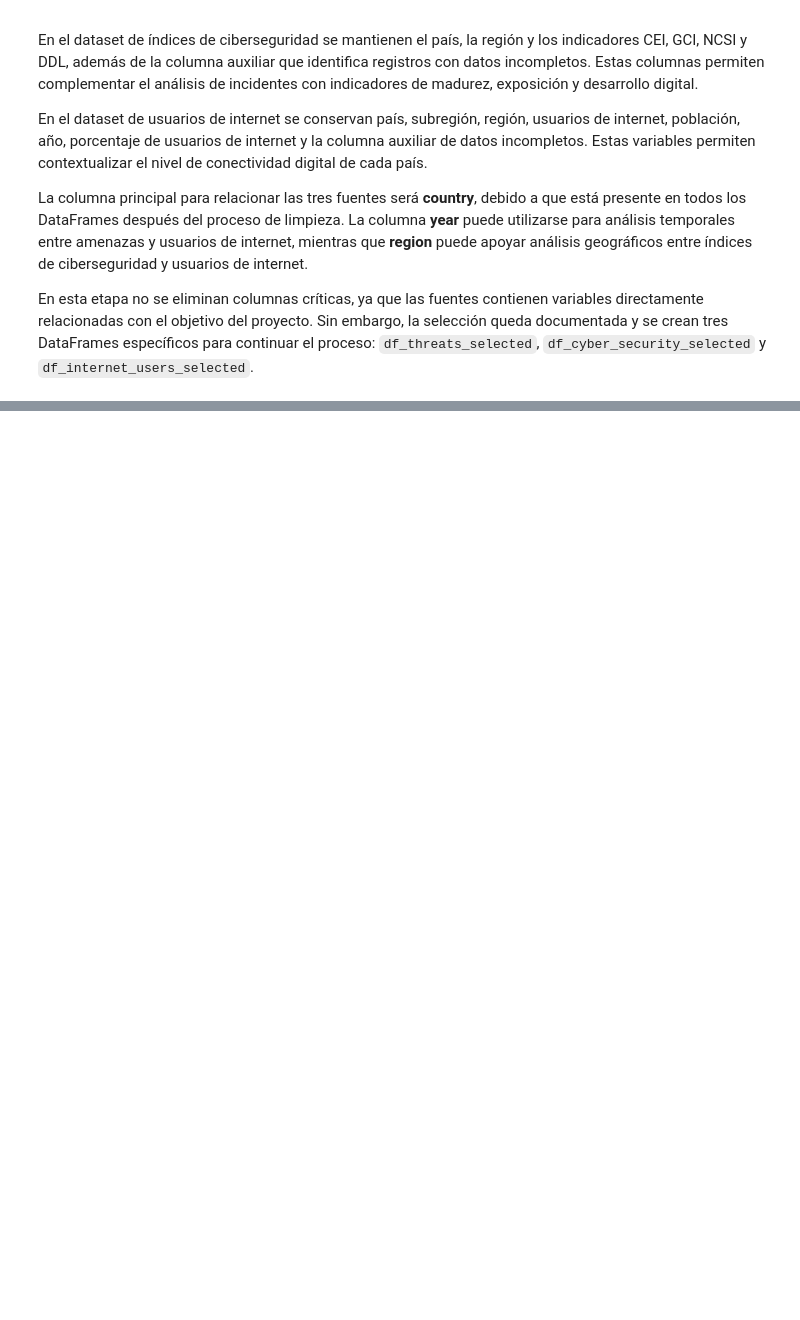
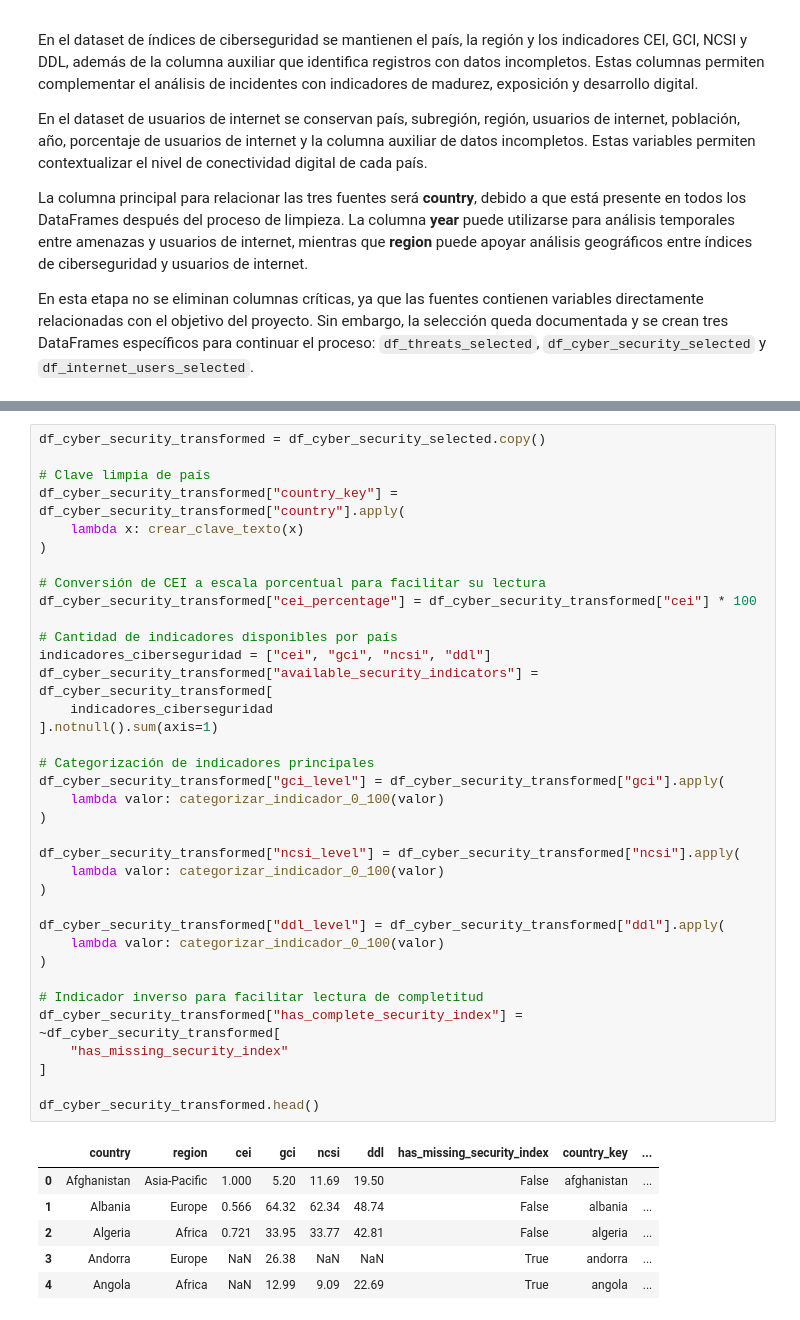
Before and after one commit to PJSA0127/Practica_G9, a Jupyter notebook: transformG9.ipynb, the cells around one changed output, grey strips where cells are left out. Drawn from its saved outputs; the diff is of its cells as text; blank space fills up the shorter version.

```diff
--- a/transformG9.ipynb
+++ b/transformG9.ipynb
@@ -1319,0 +1495,43 @@ En esta etapa no se eliminan columnas críticas, ya que las fuentes contienen va
+# %%
+df_cyber_security_transformed = df_cyber_security_selected.copy()
+
+# Clave limpia de país
+df_cyber_security_transformed["country_key"] = df_cyber_security_transformed["country"].apply(
+    lambda x: crear_clave_texto(x)
+)
+
+# Conversión de CEI a escala porcentual para facilitar su lectura
+df_cyber_security_transformed["cei_percentage"] = df_cyber_security_transformed["cei"] * 100
+
+# Cantidad de indicadores disponibles por país
+indicadores_ciberseguridad = ["cei", "gci", "ncsi", "ddl"]
+df_cyber_security_transformed["available_security_indicators"] = df_cyber_security_transformed[
+    indicadores_ciberseguridad
+].notnull().sum(axis=1)
+
+# Categorización de indicadores principales
+df_cyber_security_transformed["gci_level"] = df_cyber_security_transformed["gci"].apply(
+    lambda valor: categorizar_indicador_0_100(valor)
+)
+
+df_cyber_security_transformed["ncsi_level"] = df_cyber_security_transformed["ncsi"].apply(
+    lambda valor: categorizar_indicador_0_100(valor)
+)
+
+df_cyber_security_transformed["ddl_level"] = df_cyber_security_transformed["ddl"].apply(
+    lambda valor: categorizar_indicador_0_100(valor)
+)
+
+# Indicador inverso para facilitar lectura de completitud
+df_cyber_security_transformed["has_complete_security_index"] = ~df_cyber_security_transformed[
+    "has_missing_security_index"
+]
+
+df_cyber_security_transformed.head()
+# %% [output]
+|  | country | region | cei | gci | ncsi | ddl | has_missing_security_index | country_key | ... |
+| 0 | Afghanistan | Asia-Pacific | 1.000 | 5.20 | 11.69 | 19.50 | False | afghanistan | ... |
+| 1 | Albania | Europe | 0.566 | 64.32 | 62.34 | 48.74 | False | albania | ... |
+| 2 | Algeria | Africa | 0.721 | 33.95 | 33.77 | 42.81 | False | algeria | ... |
+| 3 | Andorra | Europe | NaN | 26.38 | NaN | NaN | True | andorra | ... |
+| 4 | Angola | Africa | NaN | 12.99 | 9.09 | 22.69 | True | angola | ... |
```
Also changed, not shown: parts of 18 cells of this notebook.
